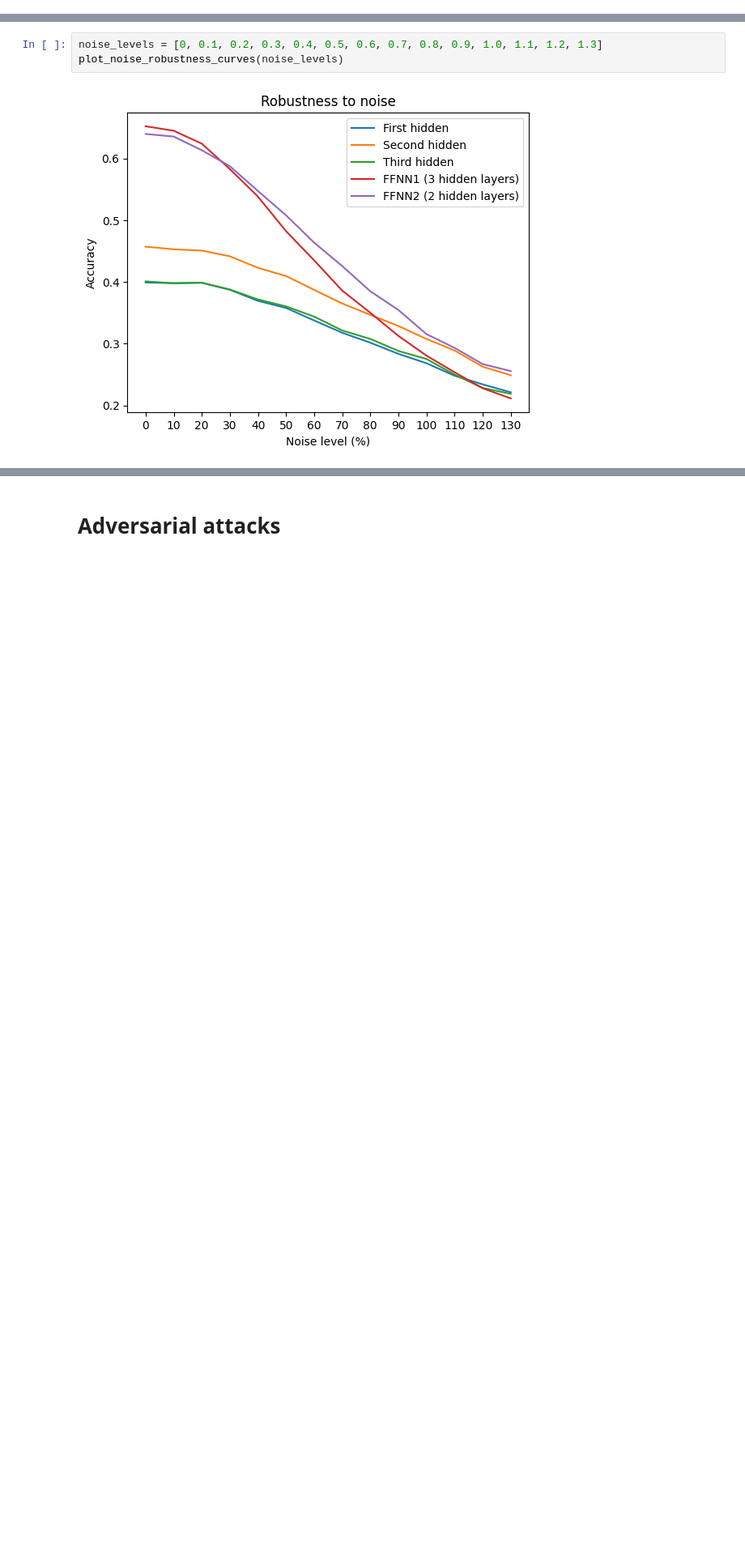
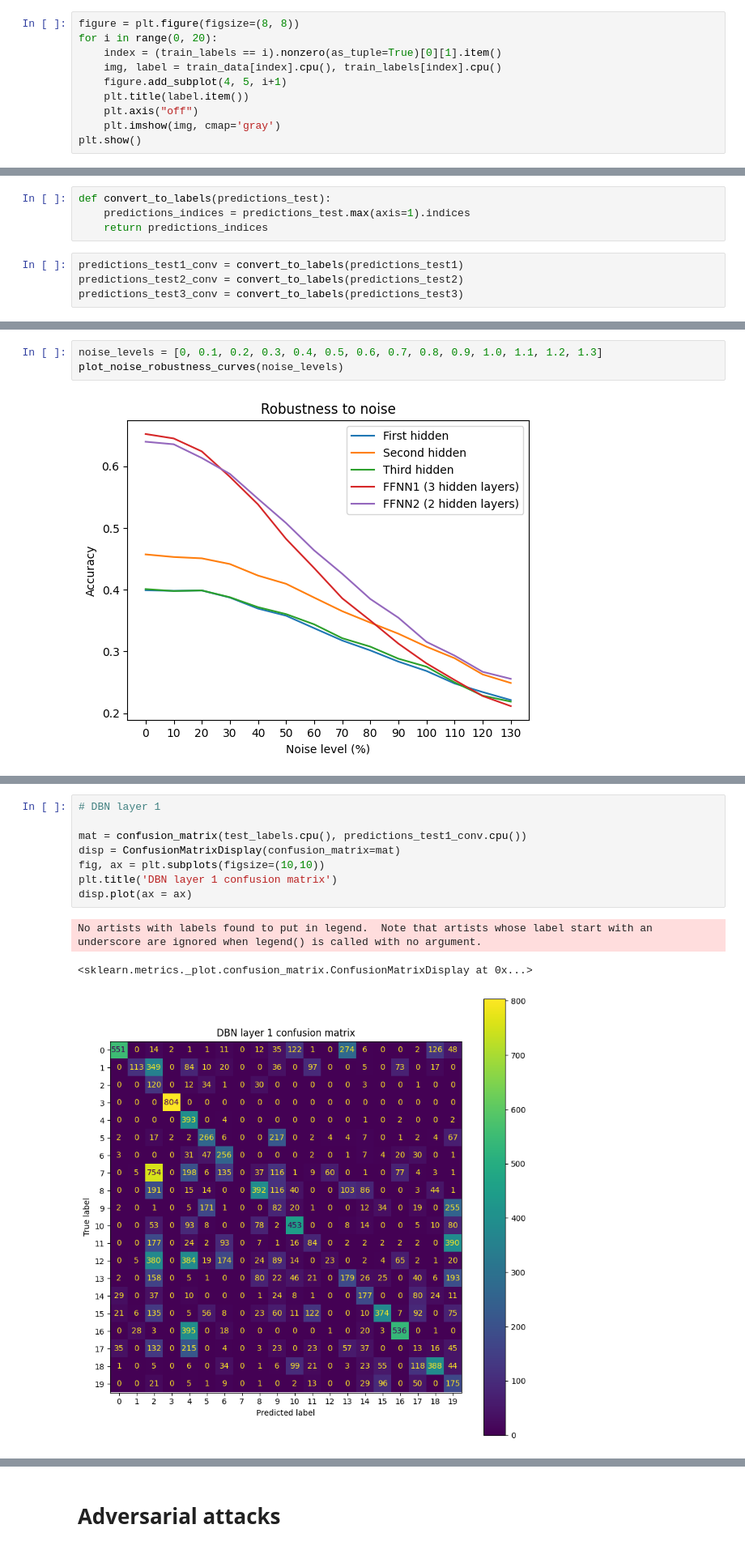
Before and after one commit to RoGellert/image_recognition, a Jupyter notebook: image_recognition_models.ipynb, the cells around one changed output, grey strips where cells are left out. Shown at 81% size. Drawn from its saved outputs; the diff is of its cells as text; blank space fills up the shorter version.

```diff
--- a/image_recognition_models.ipynb
+++ b/image_recognition_models.ipynb
@@ -232,0 +273,10 @@ tensor([259, 920, 115,  ..., 903, 903, 903], device='cuda:0')
+# %%
+figure = plt.figure(figsize=(8, 8))
+for i in range(0, 20):
+    index = (train_labels == i).nonzero(as_tuple=True)[0][1].item()
+    img, label = train_data[index].cpu(), train_labels[index].cpu()
+    figure.add_subplot(4, 5, i+1)
+    plt.title(label.item())
+    plt.axis("off")
+    plt.imshow(img, cmap='gray')
+plt.show()
@@ -694,6 +781,14 @@ hidden_repr_3_test = get_kth_layer_repr(hidden_repr_2_test, 2, device)
 predictions_test1 = linear1(hidden_repr_1_test)
 predictions_test2 = linear2(hidden_repr_2_test)
 predictions_test3 = linear3(hidden_repr_3_test)
+# %%
+def convert_to_labels(predictions_test):
+    predictions_indices = predictions_test.max(axis=1).indices
+    return predictions_indices
+# %%
+predictions_test1_conv = convert_to_labels(predictions_test1)
+predictions_test2_conv = convert_to_labels(predictions_test2)
+predictions_test3_conv = convert_to_labels(predictions_test3)
 # %%
 def compute_accuracy(predictions_test, targets):
     predictions_indices = predictions_test.max(axis=1).indices  # convert probabilities to indices
@@ -893,0 +1027,12 @@ plot_noise_robustness_curves(noise_levels)
+# %%
+# DBN layer 1
+
+mat = confusion_matrix(test_labels.cpu(), predictions_test1_conv.cpu())
+disp = ConfusionMatrixDisplay(confusion_matrix=mat)
+fig, ax = plt.subplots(figsize=(10,10))
+plt.title('DBN layer 1 confusion matrix')
+disp.plot(ax = ax)
+# %% [output]
+No artists with labels found to put in legend.  Note that artists whose label start with an underscore are ignored when legend() is called with no argument.
+<sklearn.metrics._plot.confusion_matrix.ConfusionMatrixDisplay at 0x...>
+[figure, added]
```
Also changed, not shown: parts of 37 cells of this notebook.
